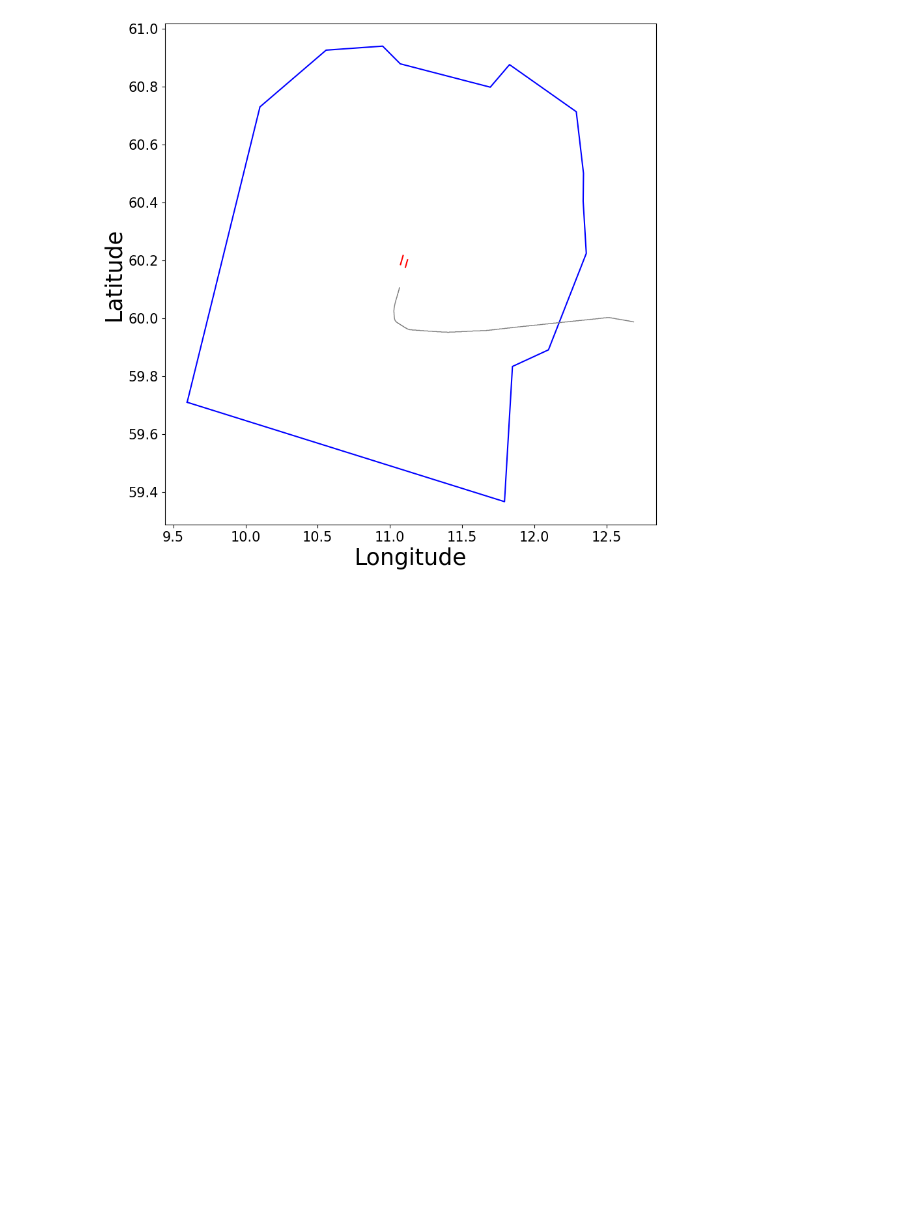
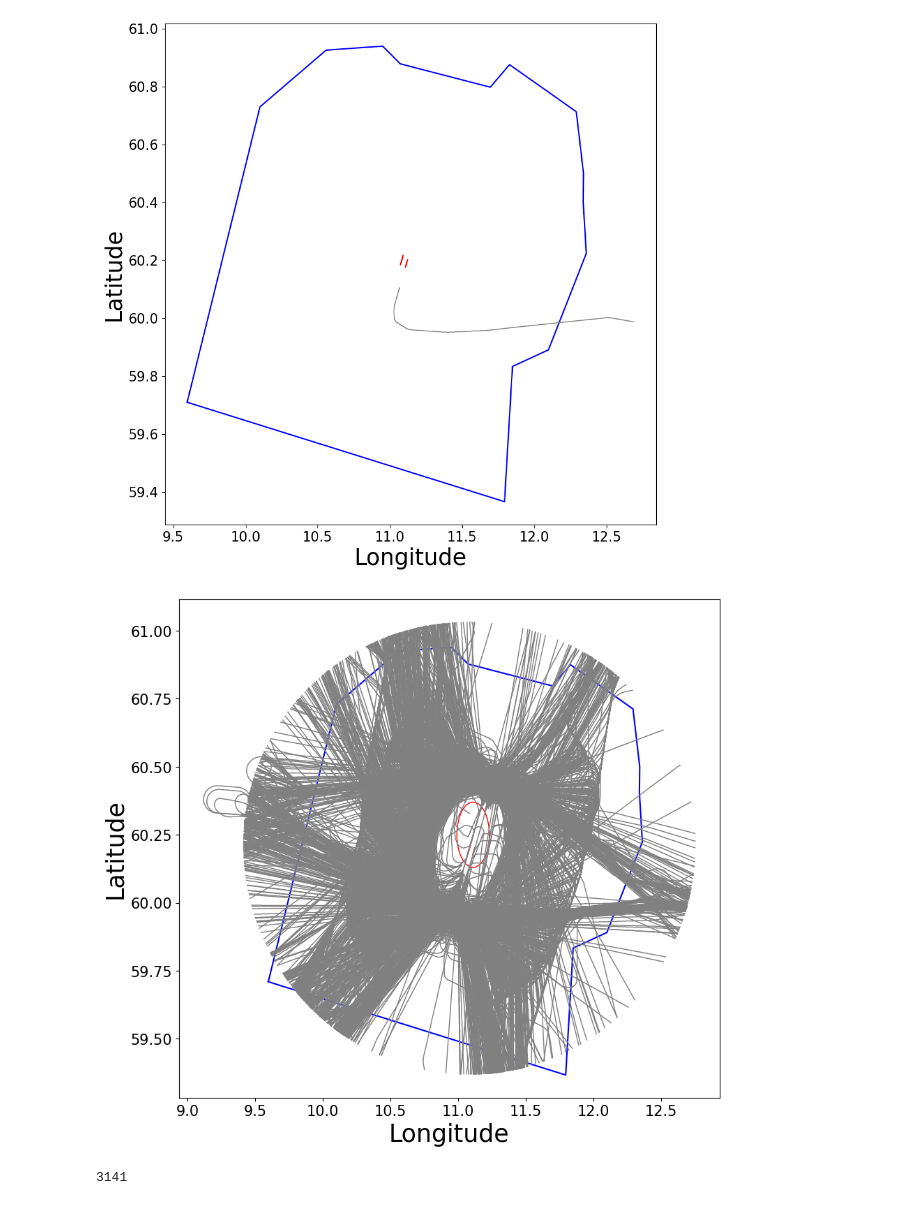
Before and after one commit to anlemett/ATM_seminar_2023, a Jupyter notebook: Jupyter/ENGM_50NM_vertical_and_horizontal_profiles.ipynb, the cells around one changed output. Cells and saved outputs as stored; diff of their text form; code cells hidden in the pictures; blank space fills up the shorter version.

```diff
--- a/Jupyter/ENGM_50NM_vertical_and_horizontal_profiles.ipynb
+++ b/Jupyter/ENGM_50NM_vertical_and_horizontal_profiles.ipynb
@@ -168,11 +174,11 @@ plt.ylim(ylim)
 # Data uploading
 # %%
 filename = "../data/ENGM/Dataset/TT1.csv"
-dataset_TT_df = pd.read_csv(filename, sep=' ',
+dataset_TT1_df = pd.read_csv(filename, sep=' ',
     names = ['flight_id', 'sequence', 'timestamp', 'lat', 'lon', 'rawAltitude', 'altitude', 'velocity', 'beginDate', 'endDate'])
-dataset_TT_df.set_index(['flight_id', 'sequence'], inplace = True)
+dataset_TT1_df.set_index(['flight_id', 'sequence'], inplace = True)
 
-number_of_flights = len(dataset_TT_df.groupby(level='flight_id'))
+number_of_flights = len(dataset_TT1_df.groupby(level='flight_id'))
 print(number_of_flights)
 # %% [output]
 3156
@@ -200,4 +234,11 @@ plot_horizontal_profile_ENGM(flight_df, title = "")
 # %% [output]
 [figure]
 # %%
-plot_horizontal_profile_ENGM(dataset_TT_df, title = "")
+plot_horizontal_profile_ENGM(dataset_TT1_df, title = "")
+# %% [output]
+[figure, added]
+# %%
+number_of_flights = len(dataset_TT2_df.groupby(level='flight_id'))
+print(number_of_flights)
+# %% [output]
+3141
```
Also changed, not shown: parts of 9 cells of this notebook, 5 other files.
